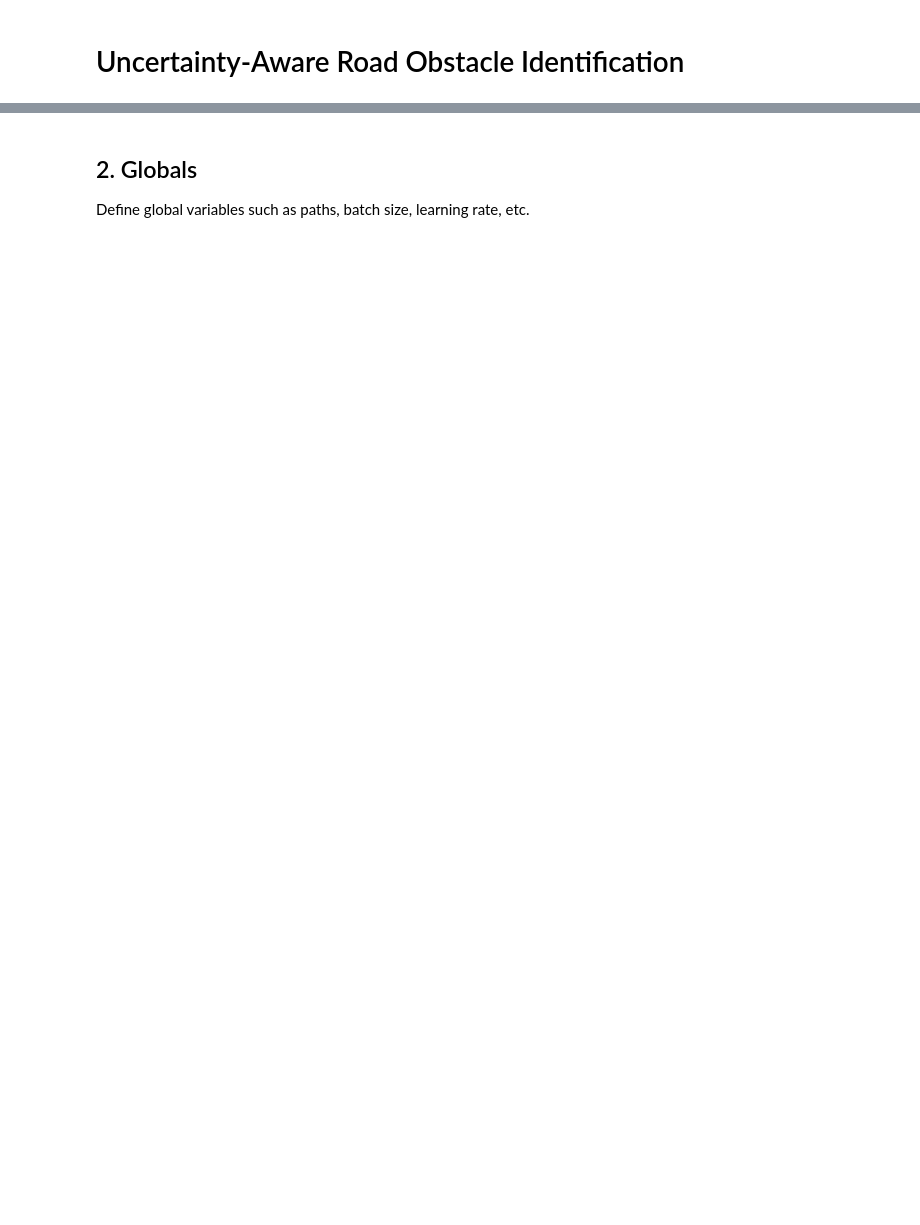
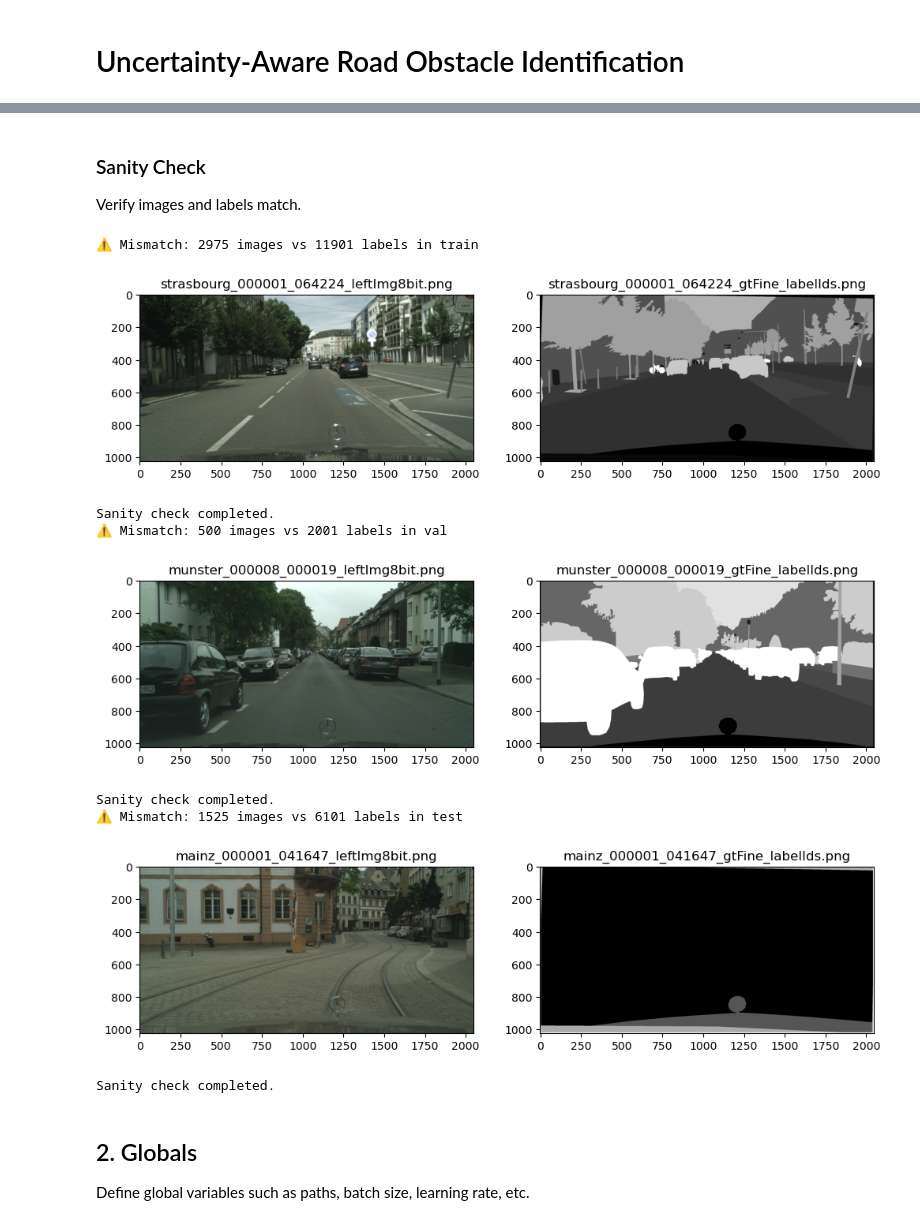
Before and after one commit to edgarcancinoe/maybe-obstacle, a Jupyter notebook: Uncertainty_Aware_Road_Obstacle_Identification.ipynb, the cells around one changed output, grey strips where cells are left out. Saved outputs shown, nothing was run; the diff lists cells and outputs as text; code cells hidden in the pictures; blank space fills up the shorter version.

Commit message:
Add cityscapes data loader, add ignore files

```diff
--- a/Uncertainty_Aware_Road_Obstacle_Identification.ipynb
+++ b/Uncertainty_Aware_Road_Obstacle_Identification.ipynb
@@ -15,3 +63,79 @@ import matplotlib.pyplot as plt
+# %% [markdown]
+### Sanity Check
+Verify images and labels match.
+# %%
+import os
+import random
+import matplotlib.pyplot as plt
+import cv2
+import torch
+from torchvision.transforms import ToTensor
+
+def sanity_check(root_dir, split="test", num_samples=3):
+    image_dir = os.path.join(root_dir, split, "images")
+    label_dir = os.path.join(root_dir, split, "labels")
+
+    # Get all image and label files
+    image_files = sorted(os.listdir(image_dir))
+    label_files = sorted(os.listdir(label_dir))
+
+    # Check that the number of images matches the number of labels
+    if len(image_files) != len(label_files):
+        print(f"⚠️ Mismatch: {len(image_files)} images vs {len(label_files)} labels in {split}")
+    else:
+        print(f"✅ {split.capitalize()} set: {len(image_files)} images and labels match.")
+
+    # Randomly sample a few files to check
+    for _ in range(num_samples):
+        image_file = random.choice(image_files)
+        label_file = image_file.replace("_leftImg8bit.png", "_gtFine_labelIds.png")
+
+        # Check if the label file exists
+        if not os.path.exists(os.path.join(label_dir, label_file)):
+            print(f"❌ Missing label for image {image_file}")
+            continue
+
+        # Load the image and label
+        image_path = os.path.join(image_dir, image_file)
+        label_path = os.path.join(label_dir, label_file)
+
+        image = cv2.imread(image_path)
+        label = cv2.imread(label_path, cv2.IMREAD_GRAYSCALE)
+
+        # Check if the dimensions match
+        if image.shape[:2] != label.shape[:2]:
+            print(f"❌ Dimension mismatch: {image_file} ({image.shape}) vs {label_file} ({label.shape})")
+            continue
+
+        # Plot the image and label
+        plt.figure(figsize=(12, 6))
+        plt.subplot(1, 2, 1)
+        plt.title(image_file)
+        plt.imshow(cv2.cvtColor(image, cv2.COLOR_BGR2RGB))
+
+        plt.subplot(1, 2, 2)
+        plt.title(label_file)
+        plt.imshow(label, cmap="gray")
+
+        plt.show()
+
+    print("Sanity check completed.")
+
+# Run the sanity check for train, val, and test (Change paths accordingly to your cityscapes dataset paths)
+CITYSCAPES_DATASET_ROOT = "/Users/enriquef/Documents/Code/EMAI/Sapienza/ComputerVision/maybe-obstacle/data/cityscapes"
+sanity_check(CITYSCAPES_DATASET_ROOT, split="train", num_samples=1)
+sanity_check(CITYSCAPES_DATASET_ROOT, split="val", num_samples=1)
+sanity_check(CITYSCAPES_DATASET_ROOT, split="test", num_samples=1)
+# %% [output]
+⚠️ Mismatch: 2975 images vs 11901 labels in train
+[figure, added]
+Sanity check completed.
+⚠️ Mismatch: 500 images vs 2001 labels in val
+[figure, added]
+Sanity check completed.
+⚠️ Mismatch: 1525 images vs 6101 labels in test
+[figure, added]
+Sanity check completed.
 # %% [markdown]
 ## 2. Globals
 Define global variables such as paths, batch size, learning rate, etc.
```
Also changed, not shown: parts of 5 cells of this notebook, 6 other files.
